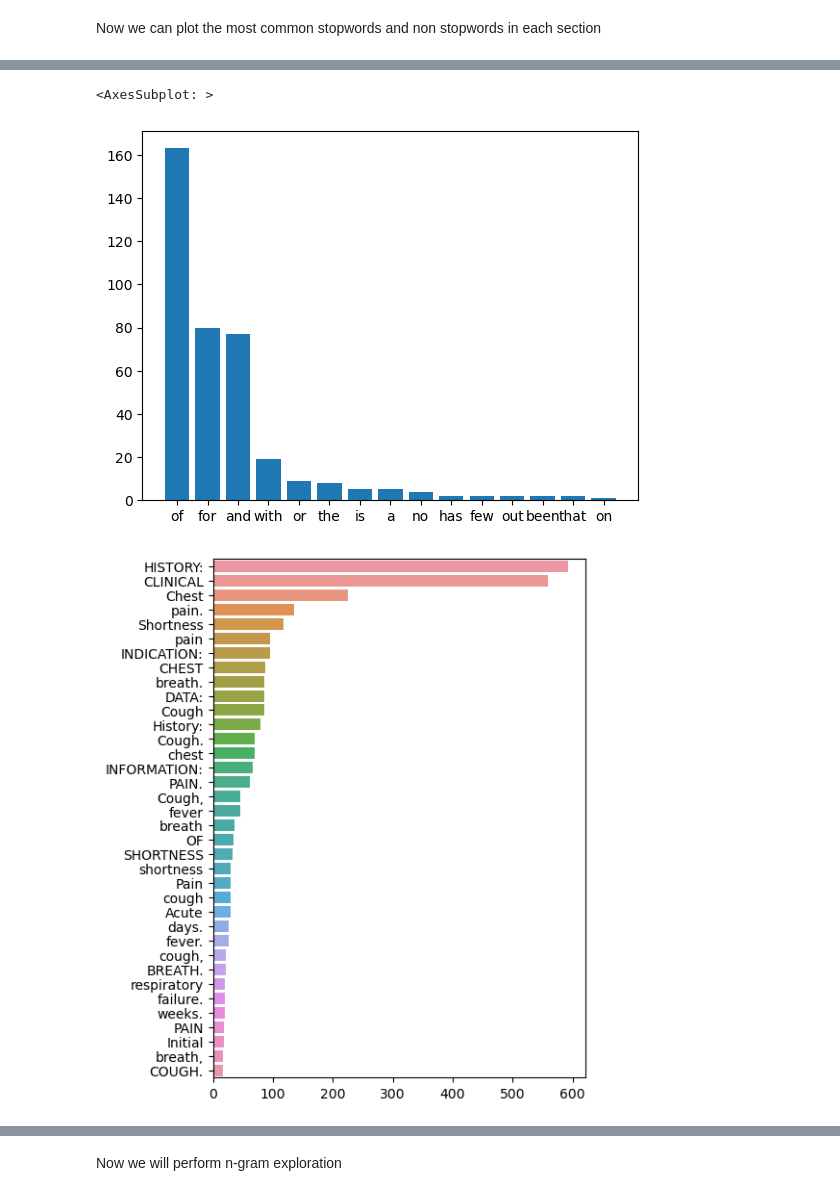
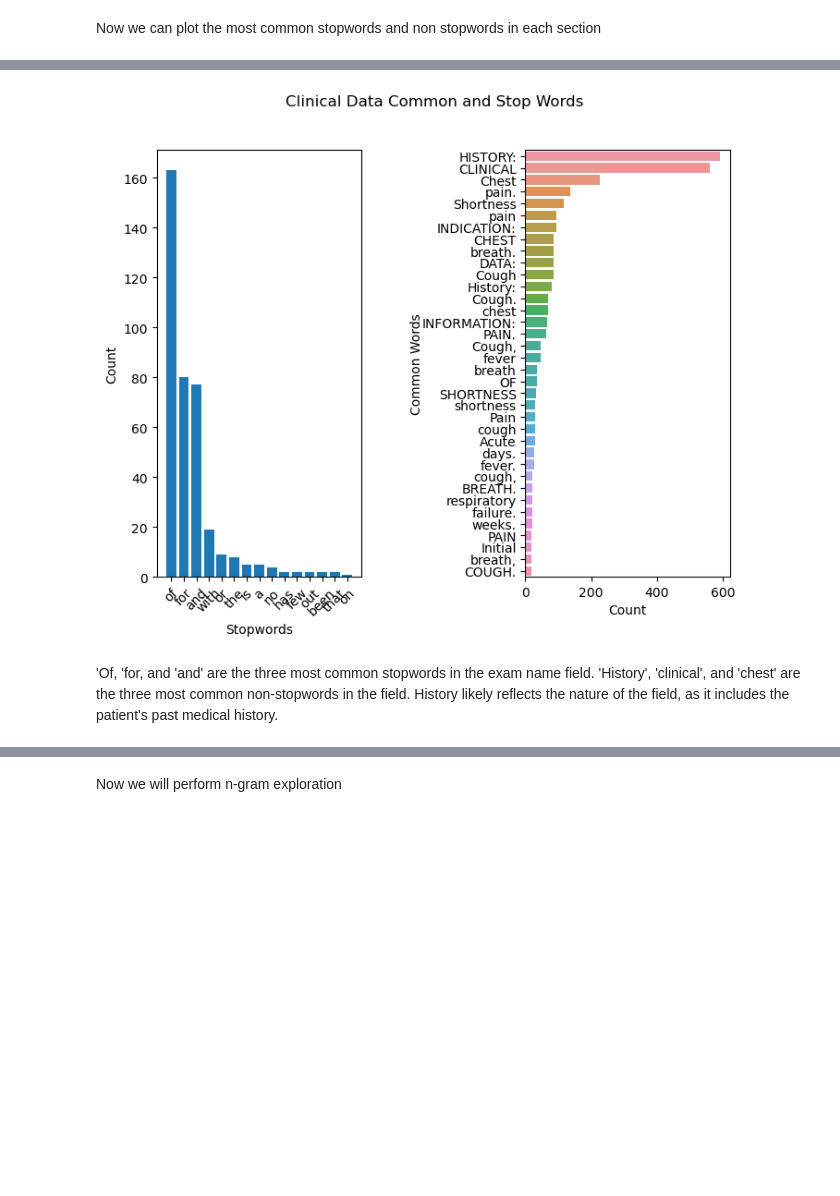
Before and after one commit to aboutmybizness/Open-Avenues-NLP-Project, a Jupyter notebook: OpenAveEDA.ipynb, the cells around one changed output, grey strips where cells are left out. Saved outputs shown, nothing was run; the diff lists cells and outputs as text; code cells hidden in the pictures; blank space fills up the shorter version.

```diff
--- a/OpenAveEDA.ipynb
+++ b/OpenAveEDA.ipynb
@@ -185,25 +206,34 @@ sns.barplot(x=y,y=x)
 # %%
 #Clinical data
 
+fig, axs = plt.subplots(1,2,gridspec_kw={'width_ratios': [1,1],'wspace':.8},figsize=(8,6))
+
 top = sorted(clindic.items(), key= lambda x:x[1],reverse=True)[:15]
 x,y=zip(*top)
-plt.bar(x,y)
+axs[0].bar(x,y)
+axs[0].set_xlabel('Stopwords')
+axs[0].set_ylabel('Count')
+axs[0].tick_params(axis='x', rotation=45)
 
 counter=Counter(clincorpus)
 most=counter.most_common()
 
 x, y= [], []
 for word,count in most[:40]:
     if (word not in stop):
         x.append(word)
         y.append(count)
 
-plt.figure(figsize=(5,7))
-sns.barplot(x=y,y=x)
+sns.barplot(x=y,y=x,ax=axs[1])
+axs[1].set_xlabel('Count')
+axs[1].set_ylabel('Common Words',labelpad=-1)
+
+plt.suptitle('Clinical Data Common and Stop Words')
+plt.show()
 # %% [output]
-<AxesSubplot: >
-[figure, old version]
+[figure, new version]
-[figure, removed]
+# %% [markdown]
+'Of, 'for, and 'and' are the three most common stopwords in the exam name field. 'History', 'clinical', and 'chest' are the three most common non-stopwords in the field. History likely reflects the nature of the field, as it includes the patient's past medical history.
 # %%
 #Findings
 
```
Also changed, not shown: parts of 46 cells of this notebook, 4 other files.
